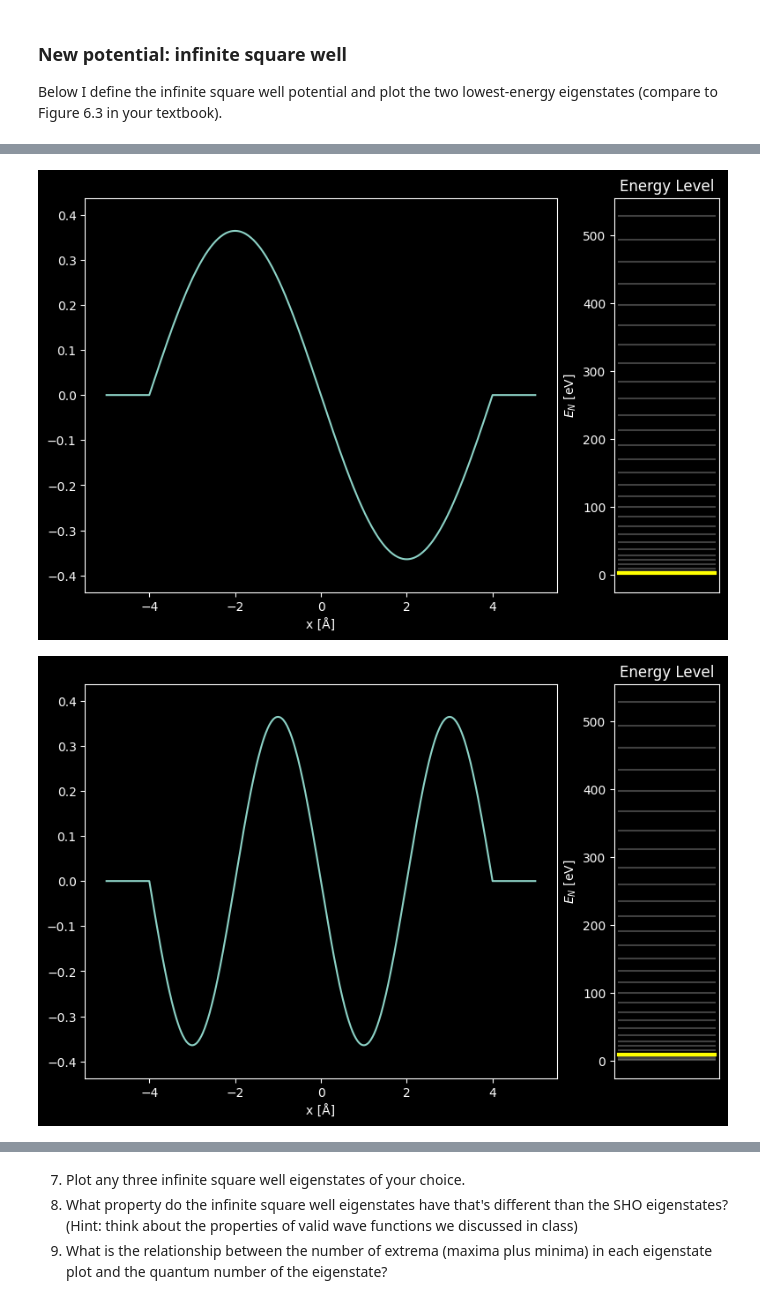
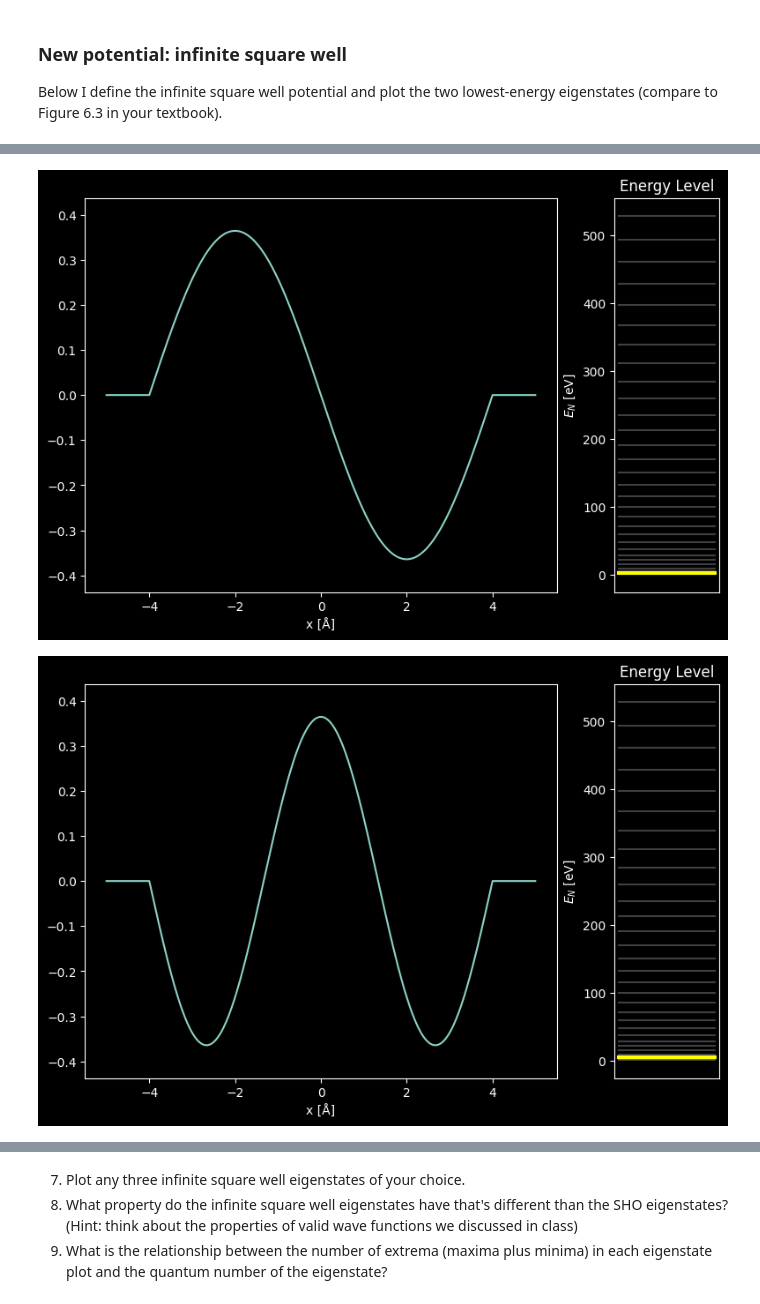
Before and after one commit to CBrown345/PHYS309, a Jupyter notebook: assignment5.ipynb, the cells around one changed output, grey strips where cells are left out. Drawn from its saved outputs; the diff is of its cells as text; code cells hidden in the pictures.

```diff
--- a/assignment5.ipynb
+++ b/assignment5.ipynb
@@ -110,12 +110,13 @@ H_sw = Hamiltonian(particles = SingleParticle(), potential = infinite_square_wel
 eigenstates_sw = H_sw.solve(max_states = 30)
 
 print(eigenstates_sw.energies)
-
 # Visualize the infinite square well eigenstates
 visualization_sw = init_visualization(eigenstates_sw)
 visualization_sw.plot_eigenstate(0)
 visualization_sw.plot_eigenstate(1)
+visualization_sw.plot_eigenstate(2)
 visualization_sw.plot_eigenstate(3)
 visualization_sw.plot_eigenstate(5)
+visualization_sw.plot_eigenstate(7)
 # %% [output]
 Computing...
@@ -123,9 +124,9 @@ Took 0.013443470001220703
 [  0.58926935   2.35704264   5.30321556   9.4276143   14.7299955
   21.21004635  28.8673845   37.70155819  47.71204619  58.89825789
   71.2595333   84.79514311  99.50428872 115.3861023  132.43964681
  150.6639161  170.05783494 190.6202591  212.34997539 235.24570176
  259.30608737 284.52971266 310.91508944 338.46066097 367.16480207
  397.0258192  428.04195057 460.21136622 493.53216816 528.00239048]
 [figure]
 [figure]
-[figure, old version]
+[figure, new version]
```
Also changed, not shown: parts of 3 cells of this notebook.
